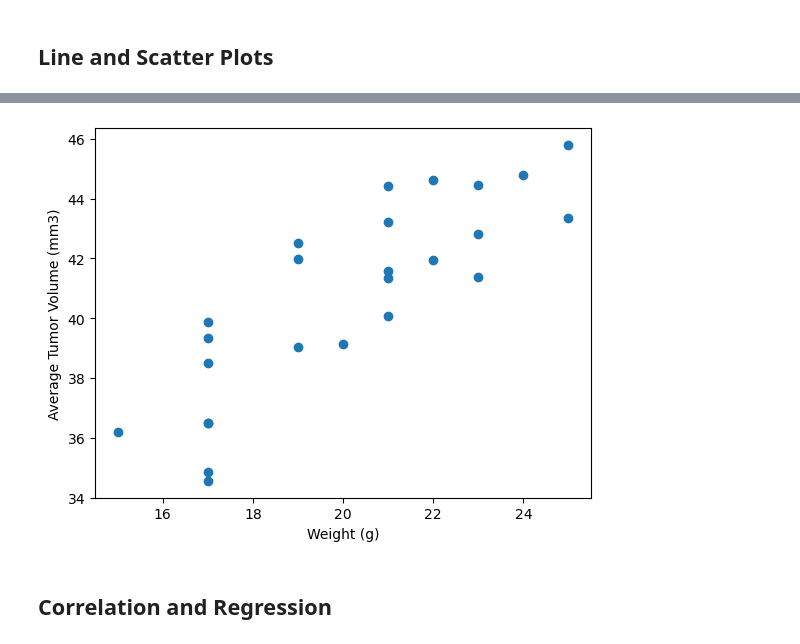
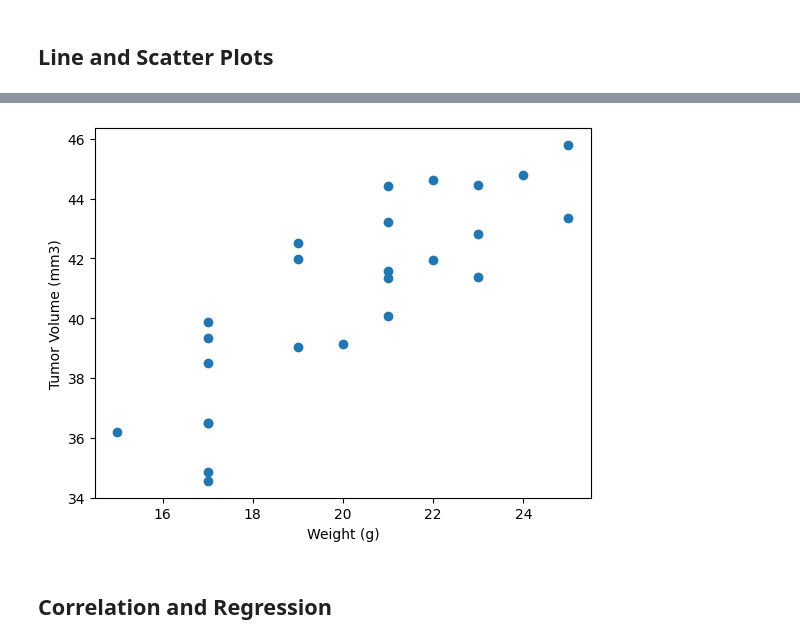
Before and after one commit to Addieryn/Plotting_challenge, a Jupyter notebook: Pymaceuticals/pymaceuticals_starter.ipynb, the cells around one changed output, grey strips where cells are left out. Cells and saved outputs as stored; diff of their text form; code cells hidden in the pictures.

```diff
--- a/Pymaceuticals/pymaceuticals_starter.ipynb
+++ b/Pymaceuticals/pymaceuticals_starter.ipynb
@@ -266,7 +307,14 @@ Ceftamin's potential outliers: Series([], Name: Tumor Volume (mm3), dtype: float
 # %%
 # Generate a scatter plot of mouse weight vs. the average observed tumor volume for the entire Capomulin regimen
+cap_avg = Capomulin_data[["Tumor Volume (mm3)", "Weight (g)"]].groupby(Capomulin_data["Mouse ID"]).mean()
+
+plt.scatter(cap_avg["Weight (g)"], cap_avg["Tumor Volume (mm3)"])
+
+plt.xlabel("Weight (g)")
+plt.ylabel("Tumor Volume (mm3)")
+plt.show()
 # %% [output]
-[figure, old version]
+[figure, new version]
 # %% [markdown]
 ## Correlation and Regression
 # %%
```
Also changed, not shown: parts of 9 cells of this notebook.
